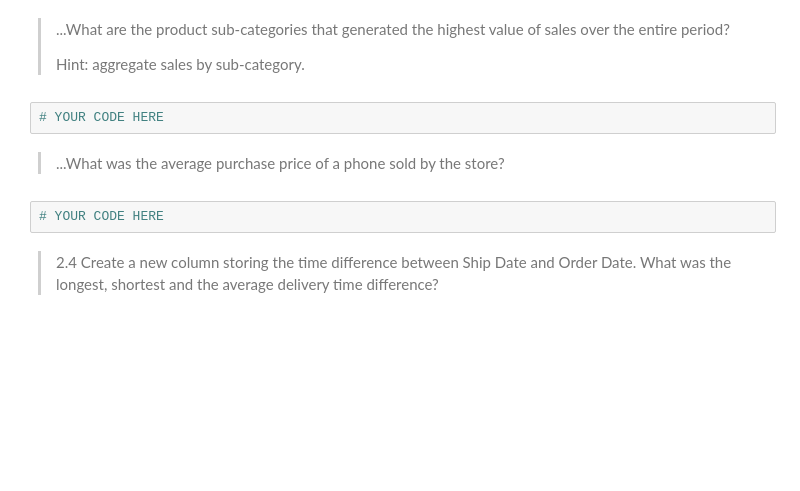
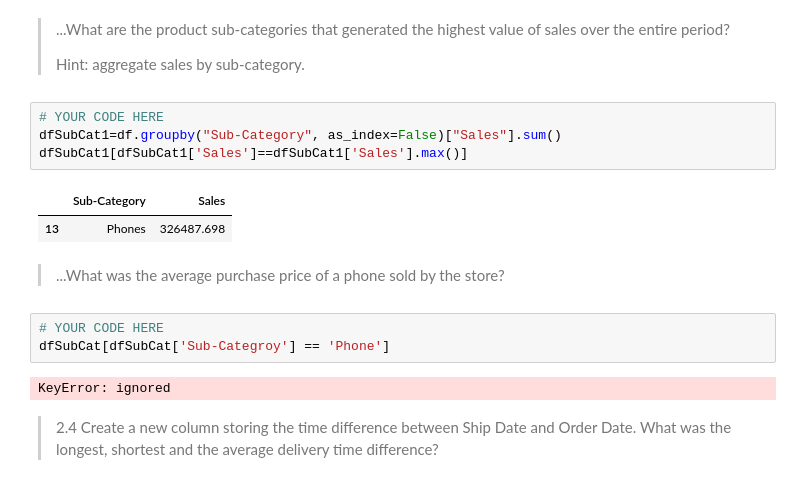
Before and after one commit to KsibiI/DM-ML---Assignment-1, a Jupyter notebook: Assignment1/Assignment1.ipynb, the cells around one changed output. Drawn from its saved outputs; the diff is of its cells as text; blank space fills up the shorter version.

```diff
--- a/Assignment1/Assignment1.ipynb
+++ b/Assignment1/Assignment1.ipynb
@@ -309,12 +309,20 @@ dfSubCat[dfSubCat['Row ID']==dfSubCat['Row ID'].max()]
 >...What are the product sub-categories that generated the highest value of sales over the entire period?
 >
 > Hint: aggregate sales by sub-category.
-# %%
-# YOUR CODE HERE
+# %%
+# YOUR CODE HERE
+dfSubCat1=df.groupby("Sub-Category", as_index=False)["Sales"].sum()
+dfSubCat1[dfSubCat1['Sales']==dfSubCat1['Sales'].max()]
+# %% [output]
+|  | Sub-Category | Sales |
+| 13 | Phones | 326487.698 |
 # %% [markdown]
 >...What was the average purchase price of a phone sold by the store?
 # %%
 # YOUR CODE HERE
+dfSubCat[dfSubCat['Sub-Categroy'] == 'Phone']
+# %% [output]
+KeyError: ignored
 # %% [markdown]
 >2.4 Create a new column storing the time difference between Ship Date and Order Date. What was the longest, shortest and the average delivery time difference?
 # %%
```
